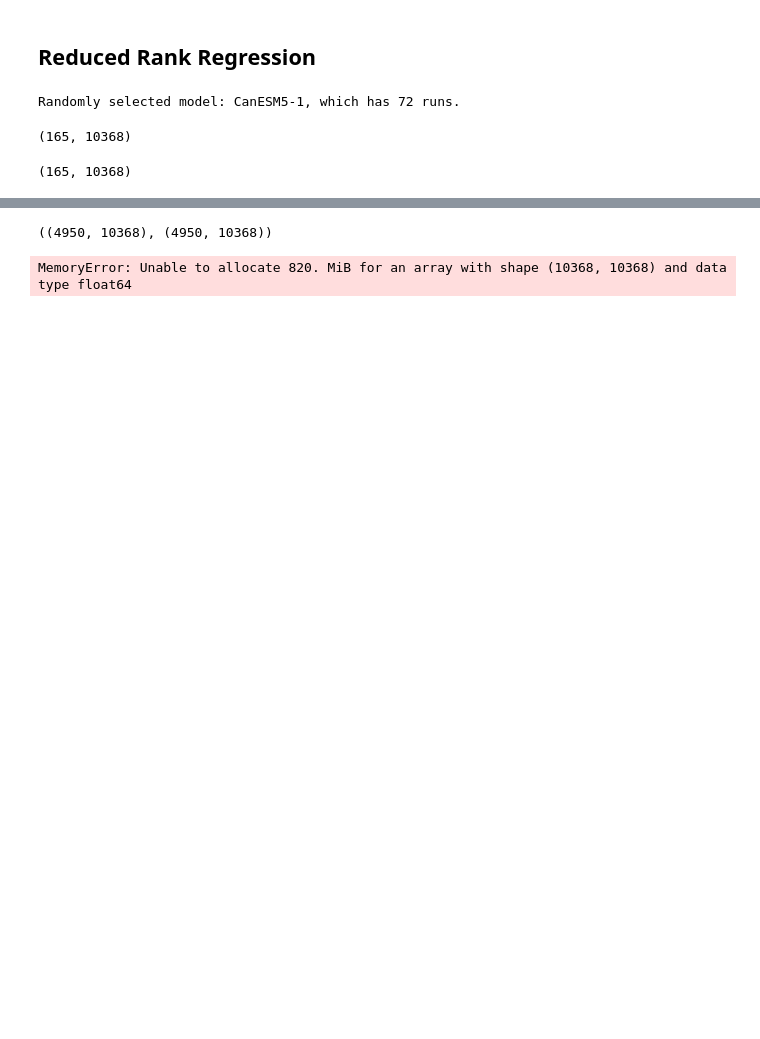
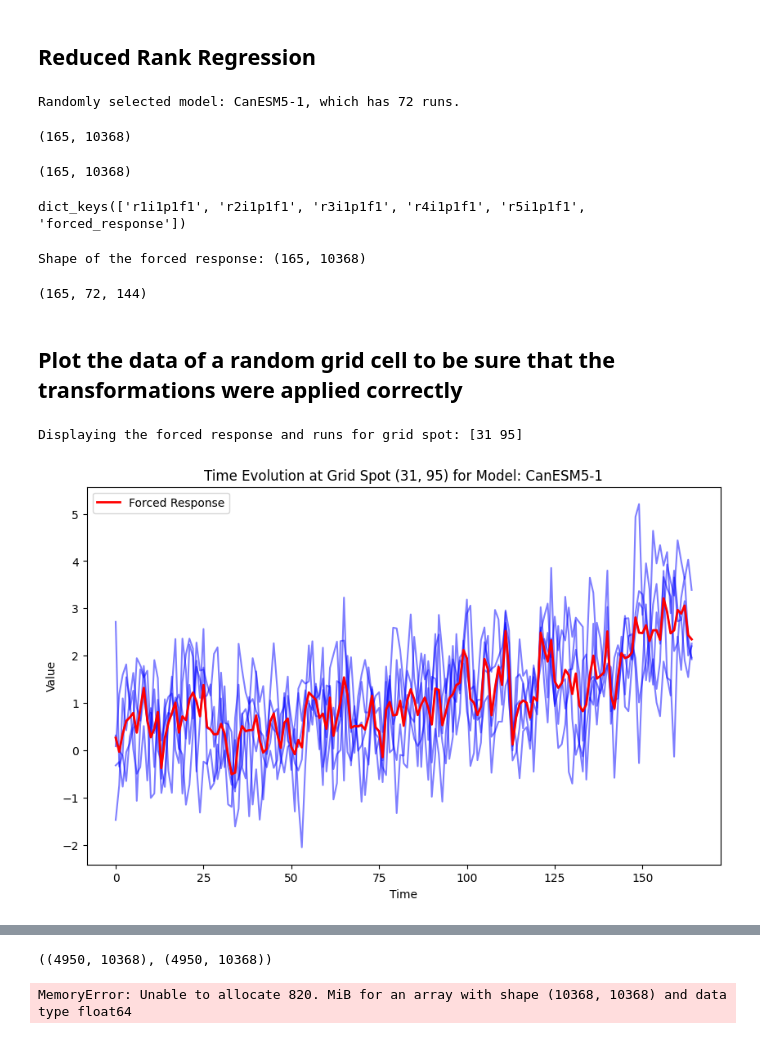
Before and after one commit to Victor2175/gm4cs-l, a Jupyter notebook: Reduced_rank_regression.ipynb, the cells around one changed output, grey strips where cells are left out. Cells and saved outputs as stored; diff of their text form; code cells hidden in the pictures; blank space fills up the shorter version.

```diff
--- a/Reduced_rank_regression.ipynb
+++ b/Reduced_rank_regression.ipynb
@@ -53,3 +53,12 @@ normalized_data[example_models[0]][list(normalized_data[example_models[0]].keys(
 (165, 10368)
 # %%
 data_forced_responses = add_forced_response(normalized_data)
+# %%
+data_forced_responses['ICON-ESM-LR'].keys()
+# %% [output]
+dict_keys(['r1i1p1f1', 'r2i1p1f1', 'r3i1p1f1', 'r4i1p1f1', 'r5i1p1f1', 'forced_response'])
+# %%
+forced_response_1 = data_forced_responses['ICON-ESM-LR']['forced_response']
+print(f"Shape of the forced response: {forced_response_1.shape}")
+# %% [output]
+Shape of the forced response: (165, 10368)
@@ -55,0 +67,29 @@ data_forced_responses = add_forced_response(normalized_data)
+# %%
+data_for_plotting.shape # Back to the original shape
+# %% [output]
+(165, 72, 144)
+# %% [markdown]
+## Plot the data of a random grid cell to be sure that the transformations were applied correctly
+# %%
+valid_grid_spots = np.argwhere(~nan_mask)
+random_grid_spot = valid_grid_spots[random.randint(0, len(valid_grid_spots))]
+print(f"Displaying the forced response and runs for grid spot: {random_grid_spot}")
+
+# Data for each run
+time_series_data = {run : data_forced_responses['ICON-ESM-LR'][run].reshape(-1, 72, 144)[:, random_grid_spot[0], random_grid_spot[1]] for run in data_forced_responses['ICON-ESM-LR']}
+forced_response_data = data_forced_responses['ICON-ESM-LR']['forced_response'].reshape(-1, 72, 144)[:, random_grid_spot[0], random_grid_spot[1]]
+
+# Plot the time series data for all runs and the forced response
+plt.figure(figsize=(10, 6))
+for data in time_series_data.values():
+    plt.plot(data, color='blue', alpha=0.5)
+plt.plot(forced_response_data, color='red', label='Forced Response', linewidth=2)
+plt.title(f'Time Evolution at Grid Spot ({random_grid_spot[0]}, {random_grid_spot[1]}) for Model: {example_model}')
+plt.xlabel('Time') # Need to change this
+plt.ylabel('Value')
+# plt.ylim(-2,4)
+plt.legend()
+plt.show()
+# %% [output]
+Displaying the forced response and runs for grid spot: [31 95]
+[figure, added]
```
Also changed, not shown: parts of 4 cells of this notebook, 1 other file.
